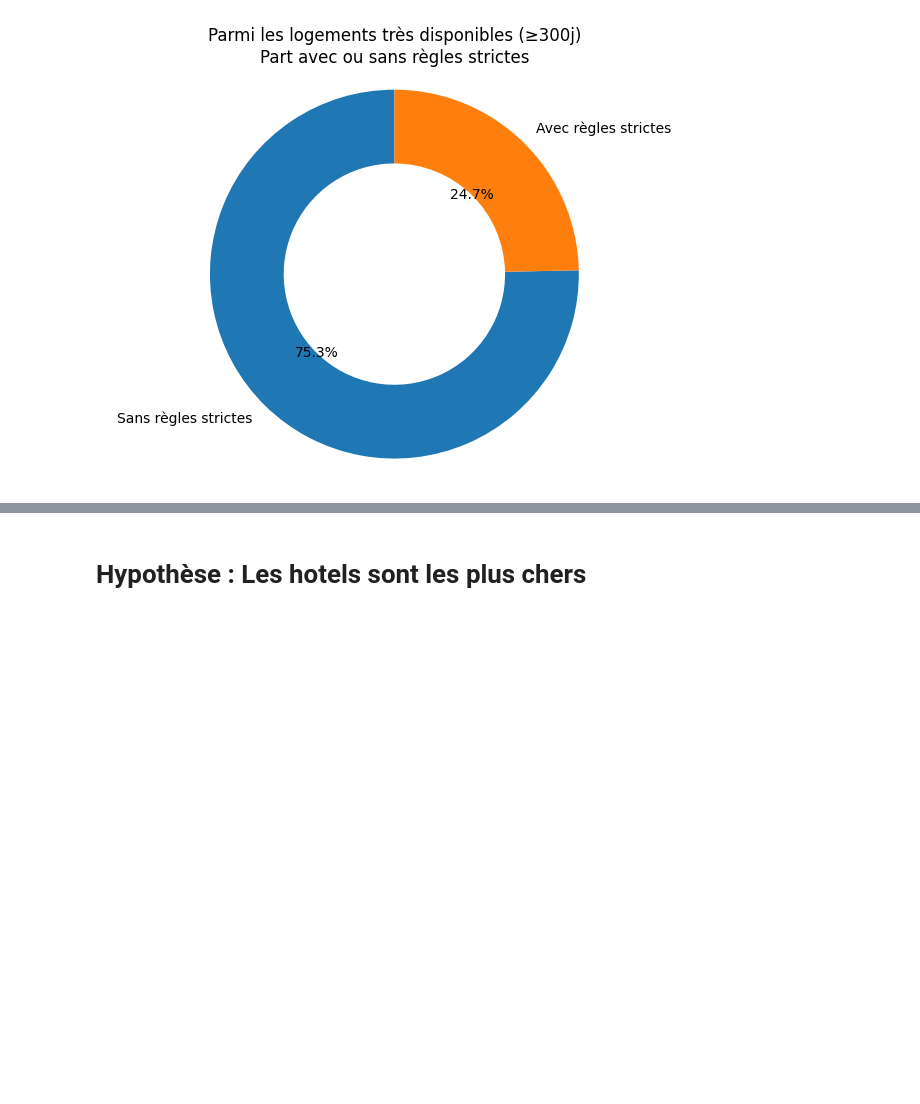
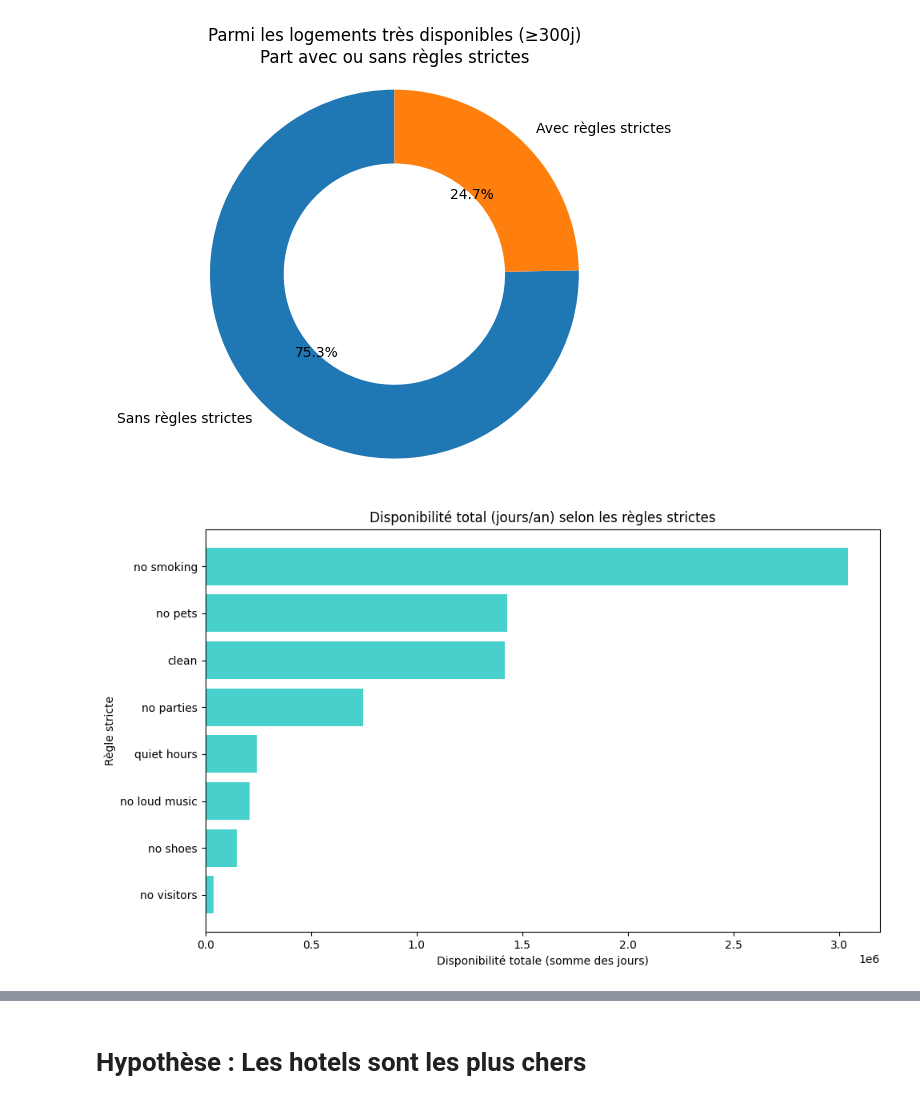
Before and after one commit to EthanVieville/4IABD_reporting_grp7, a Jupyter notebook: verifier_hypothese.ipynb, the cells around one changed output, grey strips where cells are left out. Cells and saved outputs as stored; diff of their text form; code cells hidden in the pictures; blank space fills up the shorter version.

Commit message:
house rules hypotheses

```diff
--- a/verifier_hypothese.ipynb
+++ b/verifier_hypothese.ipynb
@@ -164,3 +164,45 @@ plt.tight_layout()
 plt.show()
 # %% [output]
 [figure]
+# %%
+# Nettoyage
+df = df[df["availability 365"].between(0, 365)]
+df["house_rules_clean"] = df["house_rules"].fillna("").str.lower()
+
+# Mots-clés stricts
+strict_keywords = ["no smoking", "no shoes", "no visitors", "no parties", "quiet hours", "no pets", "no loud music", "clean"]
+
+# Création des données pour le graphique
+bubble_data = []
+for kw in strict_keywords:
+    kw_lower = kw.lower()
+    mask = df["house_rules_clean"].str.contains(kw_lower)
+    total_avail = df[mask]["availability 365"].sum()
+    count_listings = mask.sum()
+    if count_listings > 0:
+        bubble_data.append({
+            "rule": kw,
+            "availability_sum": total_avail,
+            "count": count_listings
+        })
+
+# DataFrame des résultats
+df_bubble = pd.DataFrame(bubble_data)
+
+# Graphique barre horizontale
+plt.figure(figsize=(10, 6))
+sorted_df = df_bubble.sort_values(by="availability_sum", ascending=True)
+
+plt.barh(
+    y=sorted_df["rule"],
+    width=sorted_df["availability_sum"],
+    color="mediumturquoise"
+)
+
+plt.title("Disponibilité total (jours/an) selon les règles strictes")
+plt.xlabel("Disponibilité totale (somme des jours)")
+plt.ylabel("Règle stricte")
+plt.tight_layout()
+plt.show()
+# %% [output]
+[figure, added]
```
Also changed, not shown: parts of 2 cells of this notebook.
